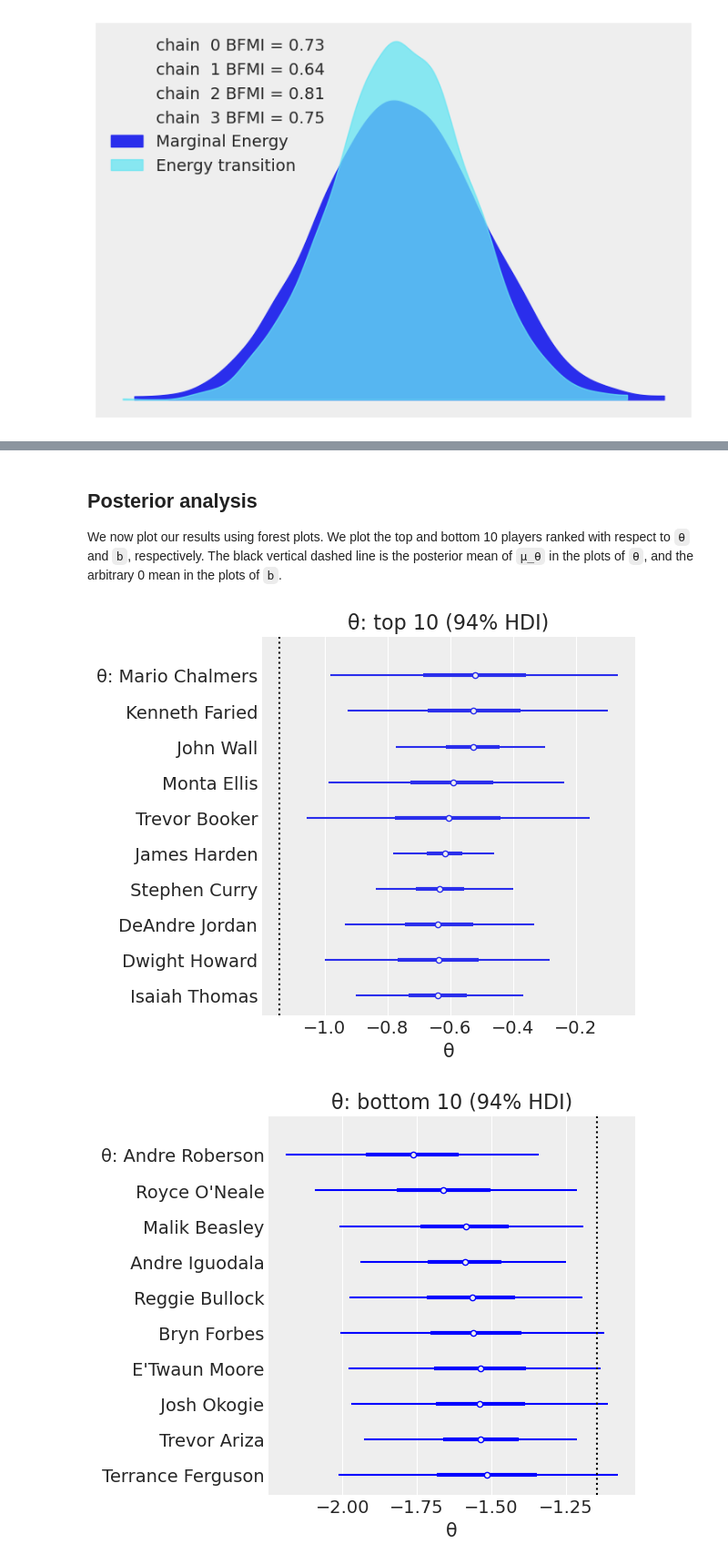
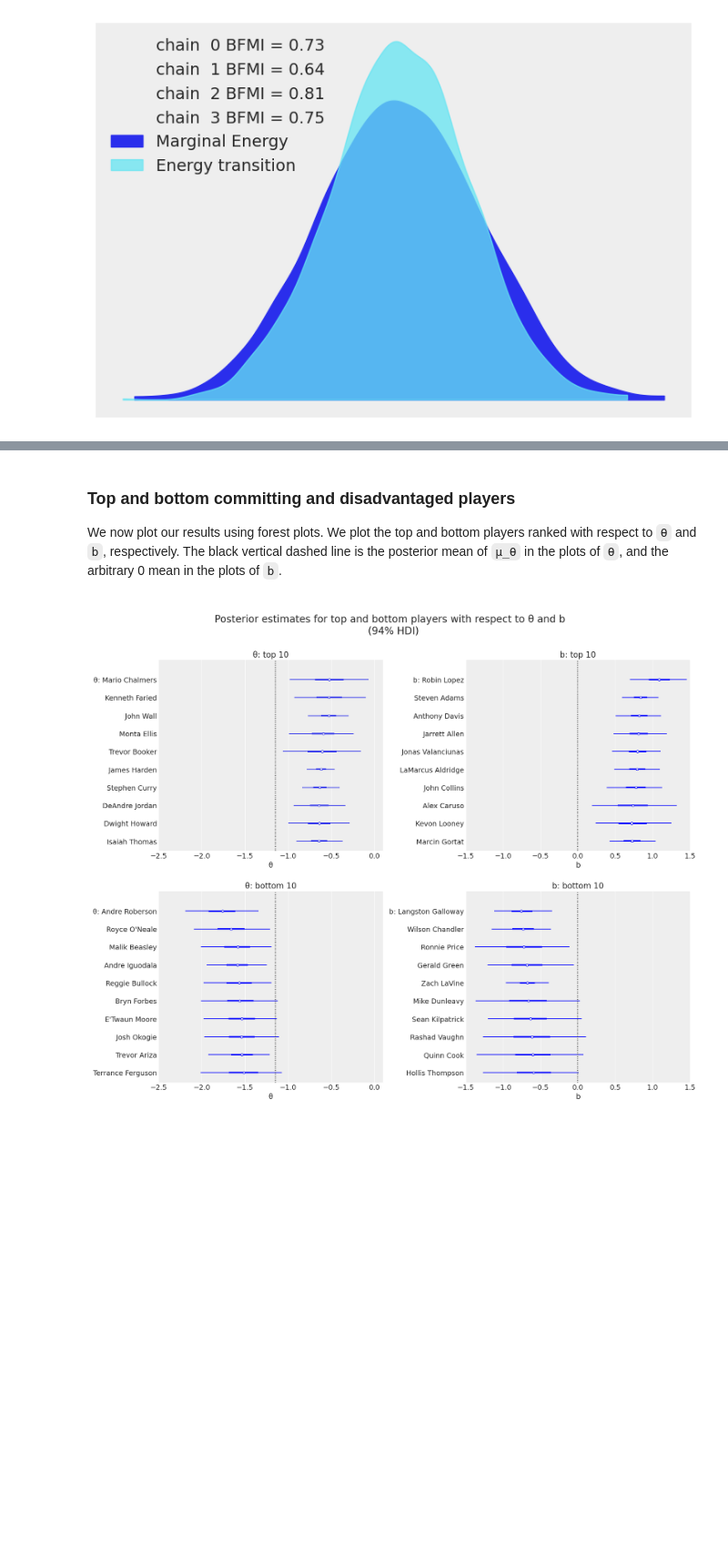
Before and after one commit to ltoniazzi/Item-Response-NBA, a Jupyter notebook: Item-Response-NBA.ipynb, the cells around one changed output, grey strips where cells are left out. Shown: that part at 91% size. Saved outputs shown, nothing was run; the diff lists cells and outputs as text; code cells hidden in the pictures; blank space fills up the shorter version.

```diff
--- a/Item-Response-NBA.ipynb
+++ b/Item-Response-NBA.ipynb
@@ -205,41 +257,57 @@ Sampling 4 chains for 1_000 tune and 1_000 draw iterations (4_000 + 4_000 draws
 # %% [markdown]
-## Posterior analysis
-We now plot our results using forest plots. We plot the top and bottom 10 players ranked with respect to `θ` and `b`, respectively. The black vertical dashed line is the posterior mean of `μ_θ` in the plots of `θ`, and the arbitrary 0 mean in the plots of `b`.
+### Top and bottom  committing and disadvantaged players
+We now plot our results using forest plots. We plot the top and bottom players ranked with respect to `θ` and `b`, respectively. The black vertical dashed line is the posterior mean of `μ_θ` in the plots of `θ`, and the arbitrary 0 mean in the plots of `b`.
 # %%
 def order_posterior(inferencedata,var,bottom_bool):
     xarray_ = inferencedata.posterior[var].mean(dim=['chain','draw'])
     return xarray_.sortby(xarray_,ascending=bottom_bool)
 top_θ, bottom_θ = order_posterior(trace,'θ',False), order_posterior(trace,'θ',True)
 top_b, bottom_b = order_posterior(trace,'b',False), order_posterior(trace,'b',True)
 μ_θ_mean, μ_b_mean = trace.posterior['μ_θ'].mean(), 0
 
-#θ: plot top 10
-ax = az.plot_forest(trace,var_names=['θ'], combined=True,
-                    coords={'disadvantaged':top_θ[:10].coords['disadvantaged']})
-ax[0].set_title('θ: top 10 (94% HDI)')
-ax[0].set_xlabel('θ')
-ax[0].axvline(μ_θ_mean,color='black',ls=':', label ='mean')
+amount = 10 #How many top players we want to display in each cathegory
 
-#θ: plot bottom 10
-ax = az.plot_forest(trace,var_names=['θ'], colors='blue', combined=True,
-                    coords={'disadvantaged':bottom_θ[:10].coords['disadvantaged']})
-ax[0].set_title('θ: bottom 10 (94% HDI)')
-ax[0].set_xlabel('θ')
-ax[0].axvline(μ_θ_mean,color='black',ls=':')
 
-#b: plot top 10
+fig = plt.figure(figsize=(17, 14))
+fig.suptitle('\nPosterior estimates for top and bottom players with respect to θ and b  \n(94% HDI)\n',fontsize=20)
+θ_top_ax = fig.add_subplot(221)
+b_top_ax = fig.add_subplot(222)
+θ_bottom_ax = fig.add_subplot(223, sharex=θ_top_ax)
+b_bottom_ax = fig.add_subplot(224, sharex=b_top_ax)
+
+#θ: plot top
+az.plot_forest(trace,var_names=['θ'], combined=True,
+               coords={'disadvantaged':top_θ[:amount].coords['disadvantaged']},
+               ax=θ_top_ax)
+θ_top_ax.set_title(f'θ: top {amount}')
+θ_top_ax.set_xlabel('θ\n')
+θ_top_ax.axvline(μ_θ_mean,color='black',ls=':', label ='mean')
+θ_top_ax.set_xlim(xmin= -2.5,xmax = 0.1)
+
+#θ: plot bottom
+az.plot_forest(trace,var_names=['θ'], colors='blue', combined=True,
+               coords={'disadvantaged':bottom_θ[:amount].coords['disadvantaged']},
+               ax=θ_bottom_ax)
+θ_bottom_ax.set_title(f'θ: bottom {amount}')
+θ_bottom_ax.set_xlabel('θ')
+θ_bottom_ax.axvline(μ_θ_mean,color='black',ls=':')
+
+#b: plot top
 ax = az.plot_forest(trace,var_names=['b'], colors='blue', combined=True,
-                    coords={'committing':top_b[:10].coords['committing']})
-ax[0].set_title('b: top 10 (94% HDI)')
-ax[0].set_xlabel('b')
-ax[0].axvline(μ_b_mean,color='black',ls=':')
+                    coords={'committing':top_b[:amount].coords['committing']},
+                    ax=b_top_ax)
+b_top_ax.set_title(f'b: top {amount}')
+b_top_ax.set_xlabel('b\n')
+b_top_ax.axvline(μ_b_mean,color='black',ls=':')
+b_top_ax.set_xlim(xmin= -1.5,xmax = 1.5)
 
-#b: plot bottom 10
-ax = az.plot_forest(trace,var_names=['b'], colors='blue', combined=True,
-                    coords={'committing':bottom_b[:10].coords['committing']})
-ax[0].set_title('b: bottom 10 (94% HDI)')
-ax[0].set_xlabel('b')
-ax[0].axvline(μ_b_mean,color='black',ls=':');
+#b: plot bottom
+az.plot_forest(trace,var_names=['b'], colors='blue', combined=True,
+               coords={'committing':bottom_b[:amount].coords['committing']},
+               ax=b_bottom_ax)
+b_bottom_ax.set_title(f'b: bottom {amount}')
+b_bottom_ax.set_xlabel('b')
+b_bottom_ax.axvline(μ_b_mean,color='black',ls=':')
+plt.show();
 # %% [output]
-[figure, old version]
+[figure, new version]
-[figure, removed]
```
Also changed, not shown: parts of 11 cells of this notebook.
